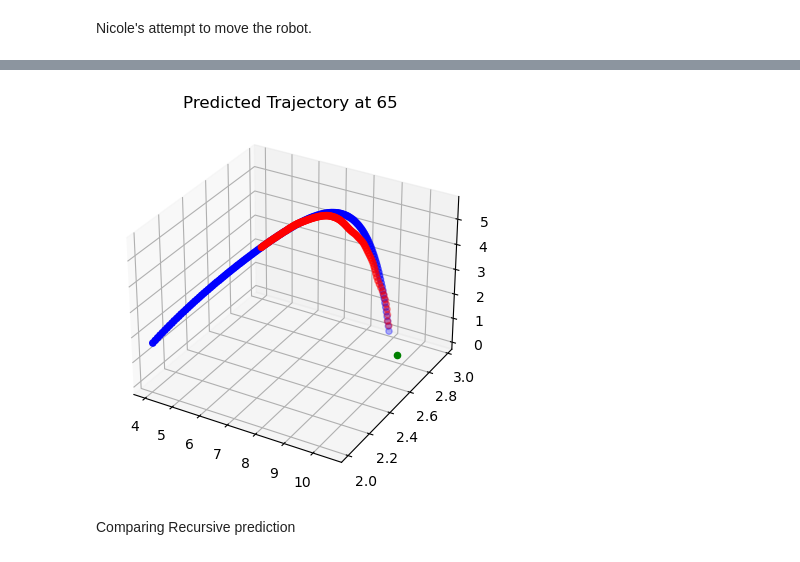
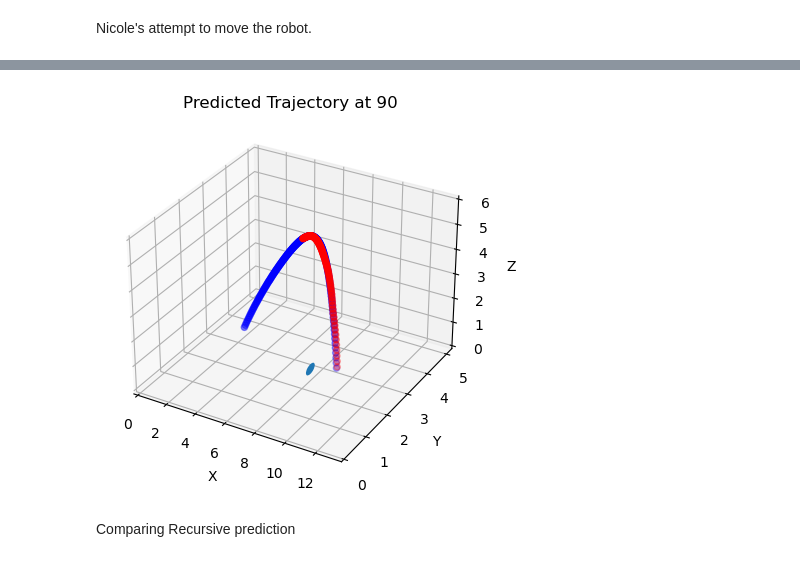
Before and after one commit to xunthongkkkkkk/DataAnalytics3005, a Jupyter notebook: LSTM predictor/LSTM_Predictor.ipynb, the cells around one changed output, grey strips where cells are left out. Drawn from its saved outputs; the diff is of its cells as text; code cells hidden in the pictures.

Commit message:
Update LSTM_Predictor.ipynb
robot moves. but went off path after sometime

```diff
--- a/LSTM predictor/LSTM_Predictor.ipynb
+++ b/LSTM predictor/LSTM_Predictor.ipynb
@@ -372,6 +372,32 @@ Nicole's attempt to move the robot.
 import matplotlib.animation as animation
 from matplotlib.animation import PillowWriter
 import imageio
+import math
+from matplotlib.patches import Circle
+import mpl_toolkits.mplot3d.art3d as art3d
+
+def robotMoveTo(originalPoint,ExpectedPoint):
+    print("hit")
+    returnPoint = originalPoint
+    r=0.2 #robot can only move 0.2m per 10 ms
+    #originalPoint (x,y); ExpectedPoint (X,Y)
+    angle = math.degrees(math.atan(ExpectedPoint[1]/ExpectedPoint[0])) #tan-1(Y,X)
+    # x have to move +- px
+    px = r*math.cos(angle)
+    # y have to move +- y
+    py = r*math.sin(angle)
+    # x<X + , x>X -
+    if(originalPoint[0]<ExpectedPoint[0]):
+        returnPoint[0] = returnPoint[0]+px
+    elif (originalPoint[0]>ExpectedPoint[0]):
+        returnPoint[0] = returnPoint[0]-px
+    # y<Y + , y>Y -
+    if(originalPoint[1]<ExpectedPoint[1]):
+        returnPoint[1] = returnPoint[1]+py
+    elif (originalPoint[1]>ExpectedPoint[1]):
+        returnPoint[1] = returnPoint[1]-py
+    #return new x,y
+    return returnPoint
 
 def predictTrajectory(startIndex, shotid):
     testinput = []
@@ -385,9 +411,6 @@ def predictTrajectory(startIndex, shotid):
 
     fig = plt.figure()
     ax = fig.add_subplot(111, projection='3d')
-    ax.set_xlabel('X')
-    ax.set_ylabel('Y')
-    ax.set_zlabel('Z')
 
     for i in range(startIndex, count):
         testinput = np.array(testinput)
@@ -398,17 +421,31 @@ def predictTrajectory(startIndex, shotid):
         #check where robot should move
         arr = trajectory[0, :, 2]
         x=np.where((arr<=1.3) & (arr>=1.0)) # max height = height+0.1, min height= 3/4 of racket's "web" (120-(28*0.75)
-        predictedshot = trajectory[0][x] # the point that robot should move toward
+        predictedshot = trajectory[0][x[0]] # the point that robot should move toward, incase of many point, select the first
         #should be this formula https://math.stackexchange.com/questions/2384610/get-point-on-circumference-of-circle-in-line
+        robotPostion = robotMoveTo(robotPostion,predictedshot[0])
 
         ax.cla()  # Clear the axis at each iteration
+
+        ax.set_xlabel('X')
+        ax.set_ylabel('Y')
+        ax.set_zlabel('Z')
+
+        ax.set_xlim(0, 13.4)
+        ax.set_ylim(0, 5.18)
+        ax.set_zlim(0, 6) #double check what is the max height of the shutter
+
         ax.set_title(f"Predicted Trajectory at {i}")
         ax.scatter(testinput[0, :, 0], testinput[0, :, 1], testinput[0, :, 2], color='b', label='Actual')
         ax.scatter(trajectory[0, :, 0], trajectory[0, :, 1], trajectory[0, :, 2], color='r', label='Predicted')
         #plot robot
         #make robot a flat circle, https://stackoverflow.com/questions/56870675/how-to-do-a-3d-circle-in-matplotlib
-        # with no fill in the circle
-        ax.scatter(robotPostion[0], robotPostion[1], robotPostion[2], color='g', label='robot')
+        # with no fill in the circle where x is position and y,z is the racket's area.
+        # 1/4 of racket is 28/4 = 7cm. hence racket's area is cirle with radius of 0.035m. !!to smalll to be seen in plot
+        #Circle(xy, radius)
+        pCircle = Circle((robotPostion[1], robotPostion[2]), 0.2)
+        ax.add_patch(pCircle)
+        art3d.pathpatch_2d_to_3d(pCircle, z=robotPostion[0], zdir="x")
 
         # Save the current figure as an image
         fig.savefig(f"frame_{i}.png")
@@ -416,15 +453,15 @@ def predictTrajectory(startIndex, shotid):
         frames.append(f"frame_{i}.png")
 
         #time.sleep(5)
-        if(i==65): #change break value as needed
+        if(i==90): #change break value as needed
               break
 
 
 predictTrajectory(65, 417)
 # Create the GIF animation using the frames
-# with imageio.get_writer("animation.gif", mode='I', duration=1) as writer:
-#     for filename in frames:
-#         image = imageio.imread(filename)
-#         writer.append_data(image)
+with imageio.get_writer("animation.gif", mode='I', duration=1) as writer:
+    for filename in frames:
+        image = imageio.imread(filename)
+        writer.append_data(image)
 # %% [output]
 149
@@ -447,4 +484,4 @@ predictTrajectory(65, 417)
-[figure, old version]
+[figure, new version]
 # %% [markdown]
 Comparing Recursive prediction
 # %%
```
Also changed, not shown: parts of 1 cell of this notebook.
